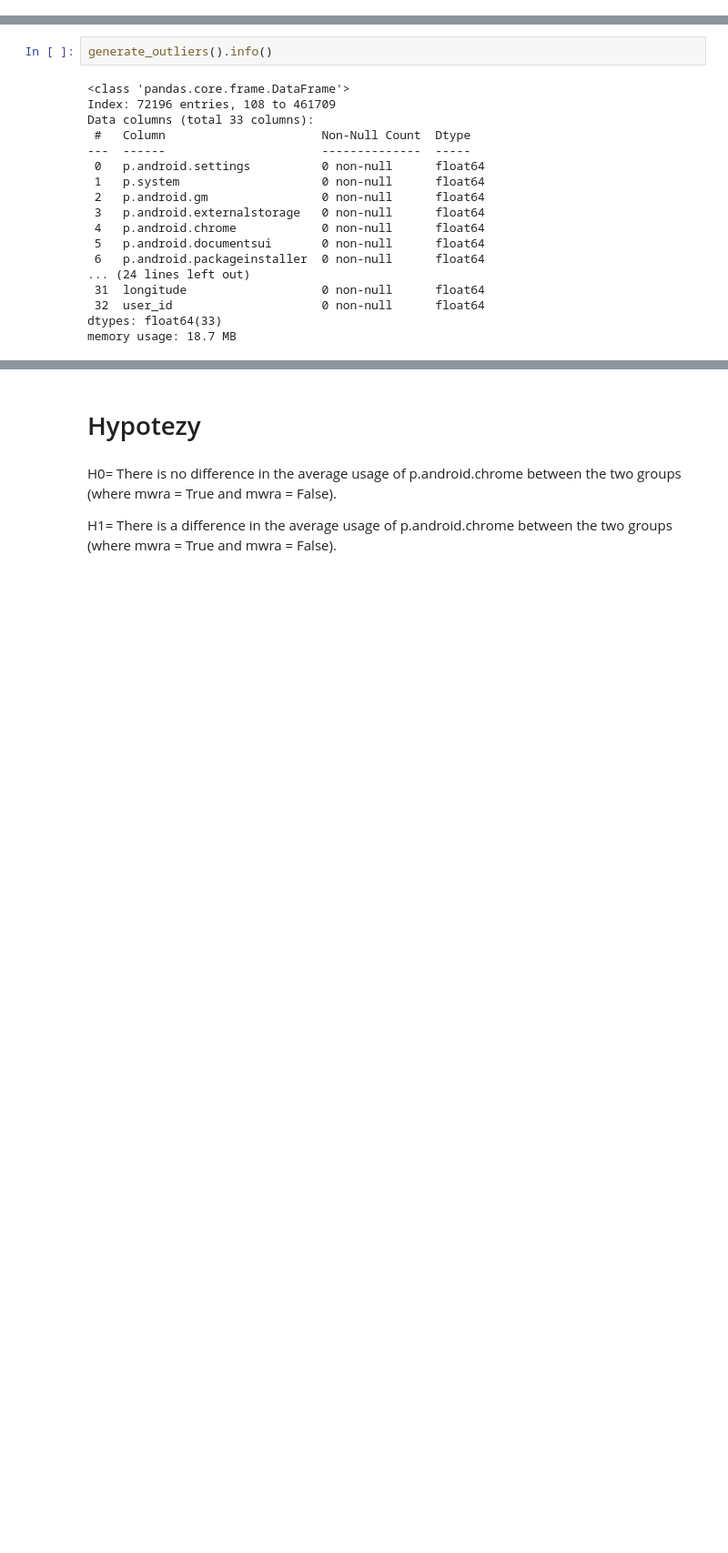
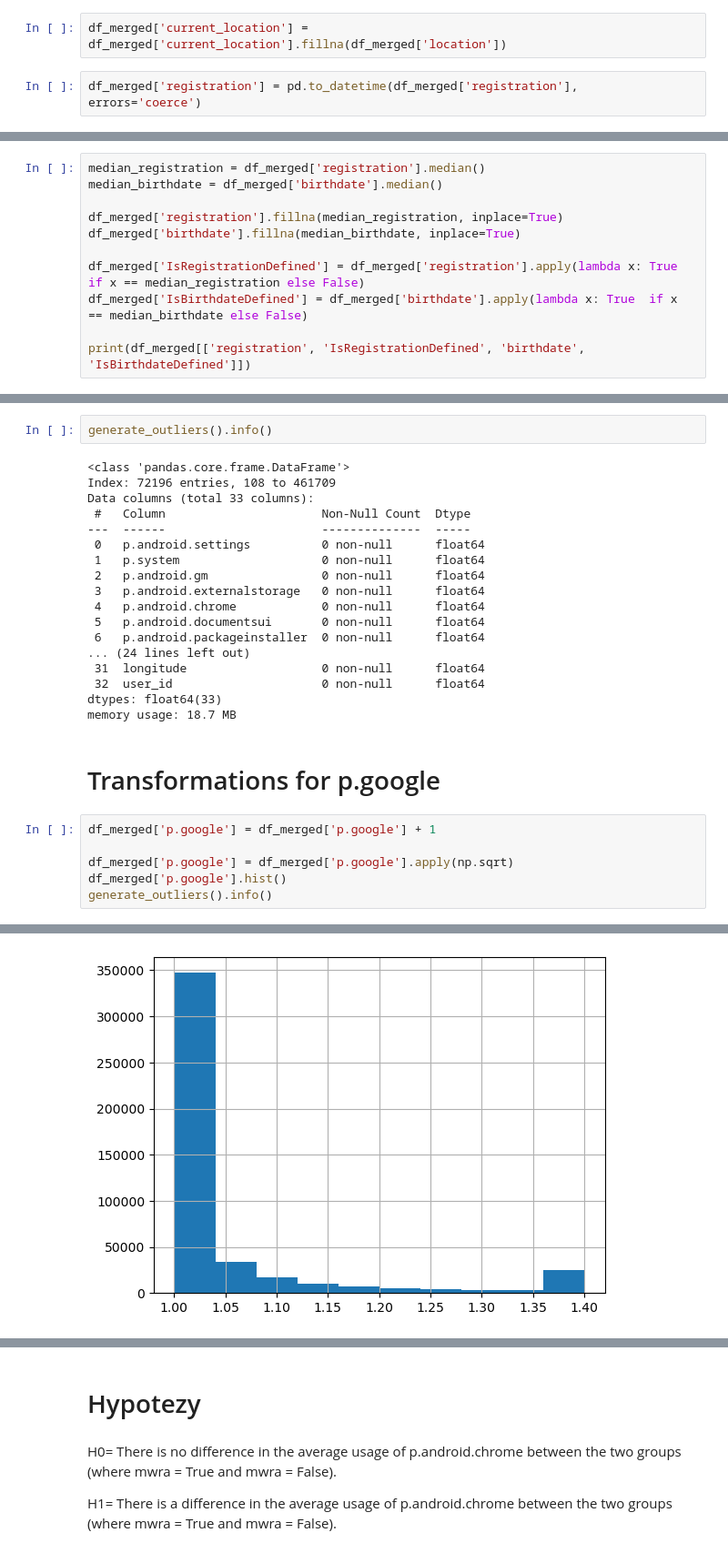
Before and after one commit to andrewtyv/IAU, a Jupyter notebook: proj.ipynb, the cells around one changed output, grey strips where cells are left out. Shown at 91% size. Saved outputs shown, nothing was run; the diff lists cells and outputs as text; blank space fills up the shorter version.

```diff
--- a/proj.ipynb
+++ b/proj.ipynb
@@ -990,0 +974,4 @@ Name: mwra, Length: 461079, dtype: bool
+# %%
+df_merged['current_location'] = df_merged['current_location'].fillna(df_merged['location'])
+# %%
+df_merged['registration'] = pd.to_datetime(df_merged['registration'], errors='coerce')
@@ -990,0 +980,11 @@ Name: mwra, Length: 461079, dtype: bool
+# %%
+median_registration = df_merged['registration'].median()
+median_birthdate = df_merged['birthdate'].median()
+
+df_merged['registration'].fillna(median_registration, inplace=True)
+df_merged['birthdate'].fillna(median_birthdate, inplace=True)
+
+df_merged['IsRegistrationDefined'] = df_merged['registration'].apply(lambda x: True if x == median_registration else False)
+df_merged['IsBirthdateDefined'] = df_merged['birthdate'].apply(lambda x: True  if x == median_birthdate else False)
+
+print(df_merged[['registration', 'IsRegistrationDefined', 'birthdate', 'IsBirthdateDefined']])
@@ -1057,3 +1092,12 @@ Data columns (total 33 columns):
  32  user_id                     0 non-null      float64
 dtypes: float64(33)
 memory usage: 18.7 MB
+# %% [markdown]
+# Transformations for p.google
+# %%
+df_merged['p.google'] = df_merged['p.google'] + 1
+
+df_merged['p.google'] = df_merged['p.google'].apply(np.sqrt)
+df_merged['p.google'].hist()
+generate_outliers().info()
+# %% [output]
@@ -1059,0 +1121 @@ memory usage: 18.7 MB
+[figure, added]
```
Also changed, not shown: parts of 18 cells of this notebook.
